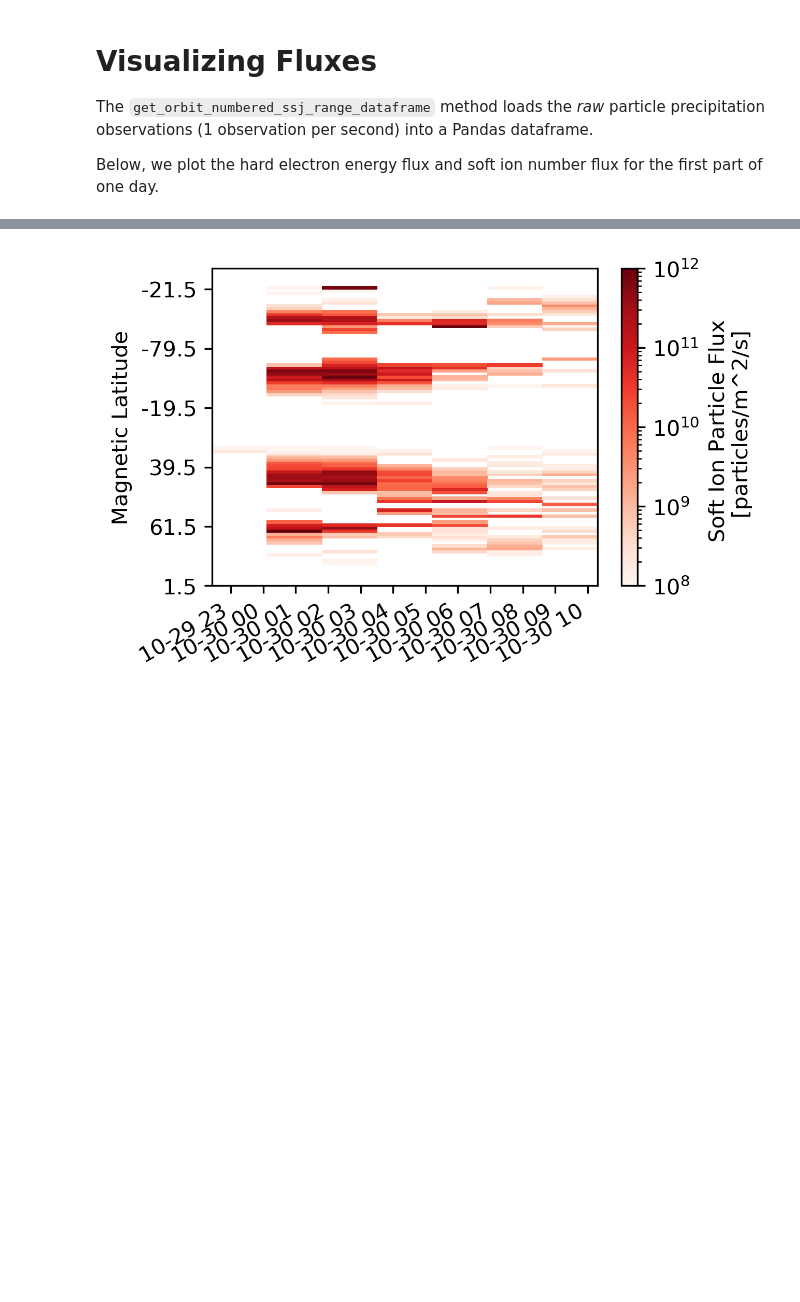
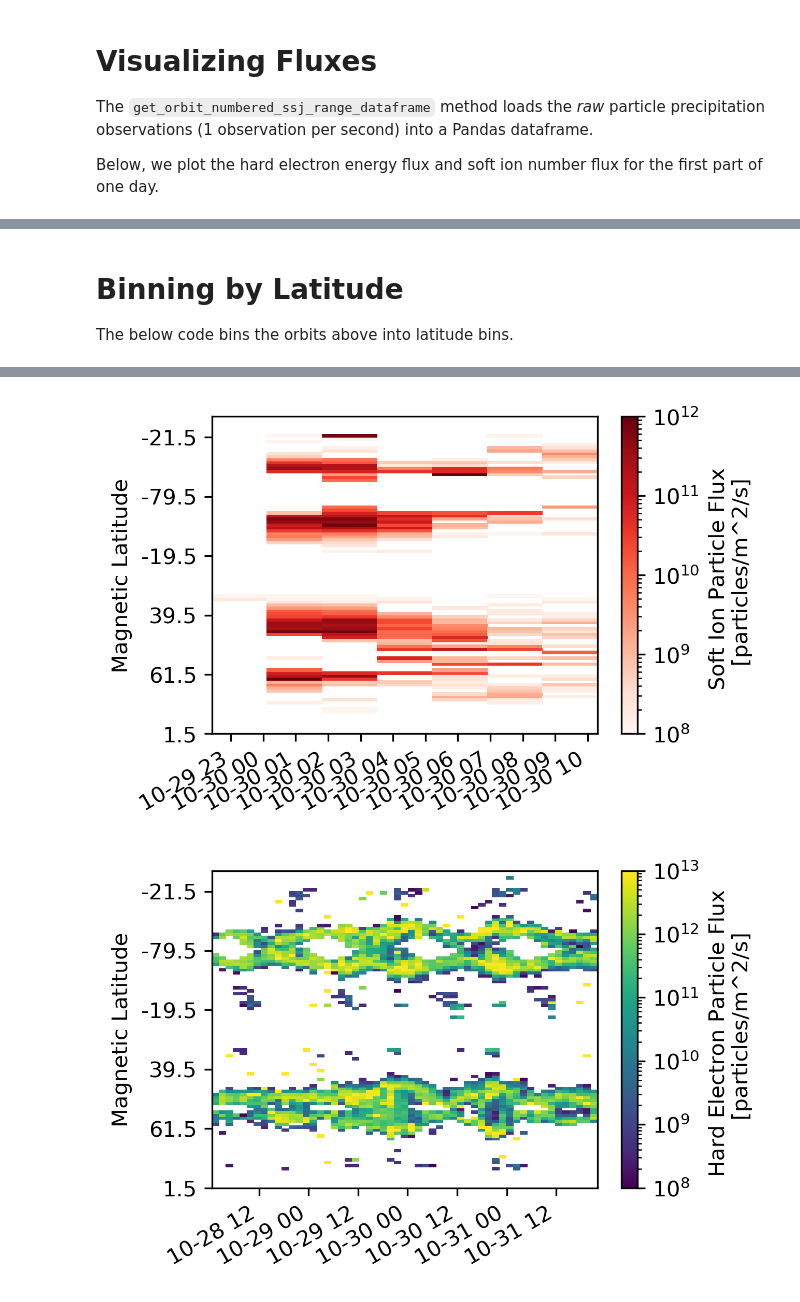
Before and after one commit to lkilcommons/ssj_latbin, a Jupyter notebook: notebooks/Methods.ipynb, the cells around one changed output, grey strips where cells are left out. Saved outputs shown, nothing was run; the diff lists cells and outputs as text; code cells hidden in the pictures; blank space fills up the shorter version.

```diff
--- a/notebooks/Methods.ipynb
+++ b/notebooks/Methods.ipynb
@@ -214,32 +214,41 @@ fmapie.savefig(f'ion_electron_map_{sdtstr}_{edtstr}.png')
+# %% [markdown]
+# Binning by Latitude
+
+The below code bins the orbits above into latitude bins.
 # %%
 from ssjlatbin.latbin_pandas import bin_by_latitude
 from ssjlatbin.io import dataframe_to_latbinned_flux
-lbdf = bin_by_latitude(df,config,latvar='mlats')
 
-t,lats,_,influxs = dataframe_to_latbinned_flux(lbdf,'ion_soft_number')
-t,lats,_,enfluxh = dataframe_to_latbinned_flux(lbdf,'ele_hard_number')
 
-def latlabel(value,tick_number):
-    ilat = int(np.round(value))
-    if ilat>=len(lats):
-        ilat=len(lats)-1
-    return '{}'.format(lats[ilat])
+for thisdf in [df,df0]:
 
-f3 = plt.figure(figsize=(4,3),dpi=300)
-ax3 = f3.add_subplot(111)
-mappable = ax3.pcolormesh(t,np.arange(lats.size),enfluxh.T,vmin=1e8,vmax=1e13,cmap='viridis',norm=LogNorm())
-ax3.yaxis.set_major_formatter(plt.FuncFormatter(latlabel))
-ax3.set_ylabel('Magnetic Latitude')
-f3.colorbar(mappable,label='Hard Electron Particle Flux \n [particles/m^2/s]')
-f3.autofmt_xdate()
+    lbdf = bin_by_latitude(thisdf,config,latvar='mlats')
 
-f4 = plt.figure(figsize=(4,3),dpi=300)
-ax4 = f4.add_subplot(111)
-mappable = ax4.pcolormesh(t,np.arange(lats.size),influxs.T,vmin=1e8,vmax=1e12,cmap='Reds',norm=LogNorm())
-ax4.yaxis.set_major_formatter(plt.FuncFormatter(latlabel))
-ax4.set_ylabel('Magnetic Latitude')
-f4.colorbar(mappable,label='Soft Ion Particle Flux \n [particles/m^2/s]')
-f4.autofmt_xdate()
+    t,lats,_,influxs = dataframe_to_latbinned_flux(lbdf,'ion_soft_number')
+    t,lats,_,enfluxh = dataframe_to_latbinned_flux(lbdf,'ele_hard_number')
+
+    def latlabel(value,tick_number):
+        ilat = int(np.round(value))
+        if ilat>=len(lats):
+            ilat=len(lats)-1
+        return '{}'.format(lats[ilat])
+
+    f3 = plt.figure(figsize=(4,3),dpi=300)
+    ax3 = f3.add_subplot(111)
+    mappable = ax3.pcolormesh(t,np.arange(lats.size),enfluxh.T,vmin=1e8,vmax=1e13,cmap='viridis',norm=LogNorm())
+    ax3.yaxis.set_major_formatter(plt.FuncFormatter(latlabel))
+    ax3.set_ylabel('Magnetic Latitude')
+    f3.colorbar(mappable,label='Hard Electron Particle Flux \n [particles/m^2/s]')
+    f3.autofmt_xdate()
+
+    f4 = plt.figure(figsize=(4,3),dpi=300)
+    ax4 = f4.add_subplot(111)
+    mappable = ax4.pcolormesh(t,np.arange(lats.size),influxs.T,vmin=1e8,vmax=1e12,cmap='Reds',norm=LogNorm())
+    ax4.yaxis.set_major_formatter(plt.FuncFormatter(latlabel))
+    ax4.set_ylabel('Magnetic Latitude')
+    f4.colorbar(mappable,label='Soft Ion Particle Flux \n [particles/m^2/s]')
+    f4.autofmt_xdate()
 # %% [output]
 [figure]
 [figure]
+[figure, added]
```
Also changed, not shown: parts of 10 cells of this notebook.
